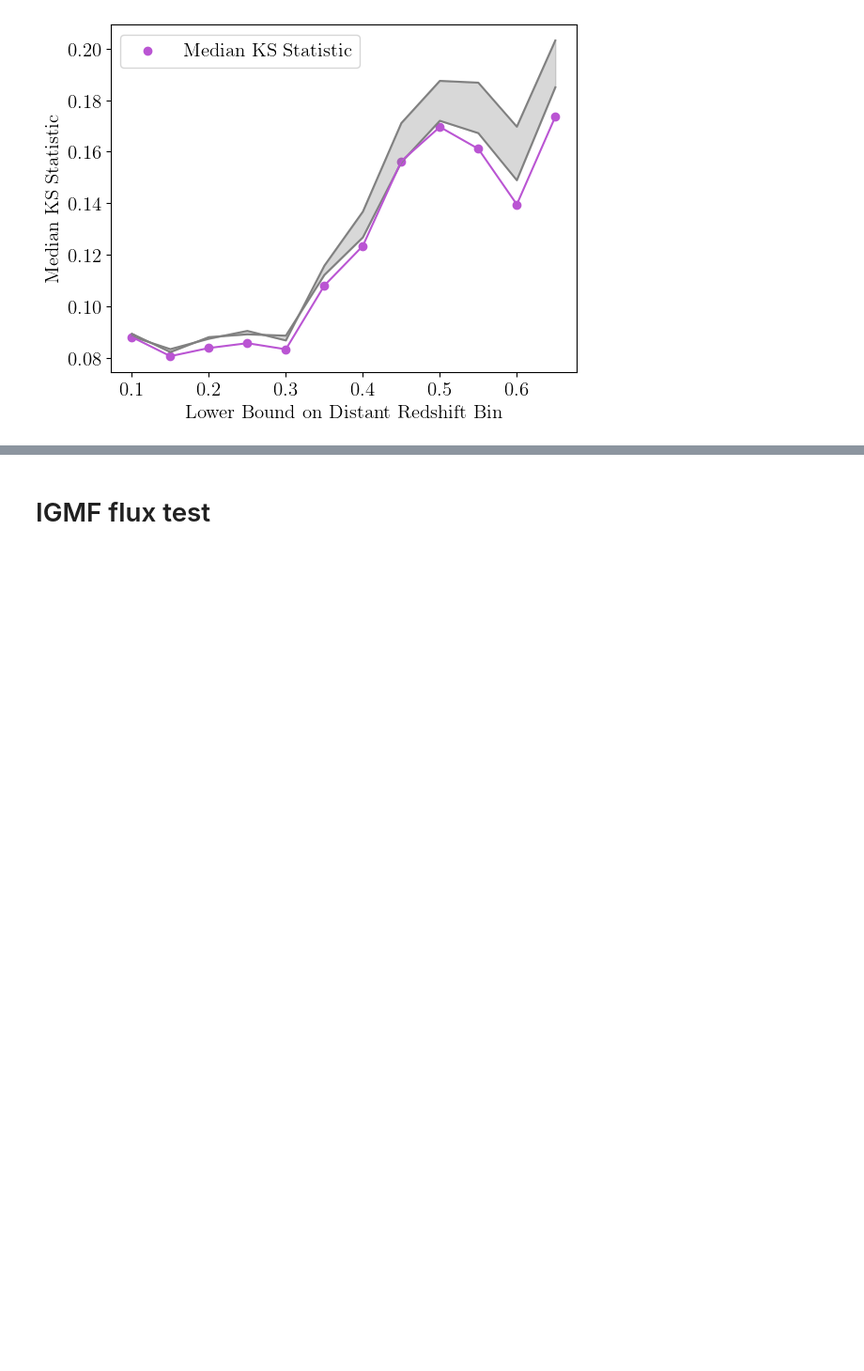
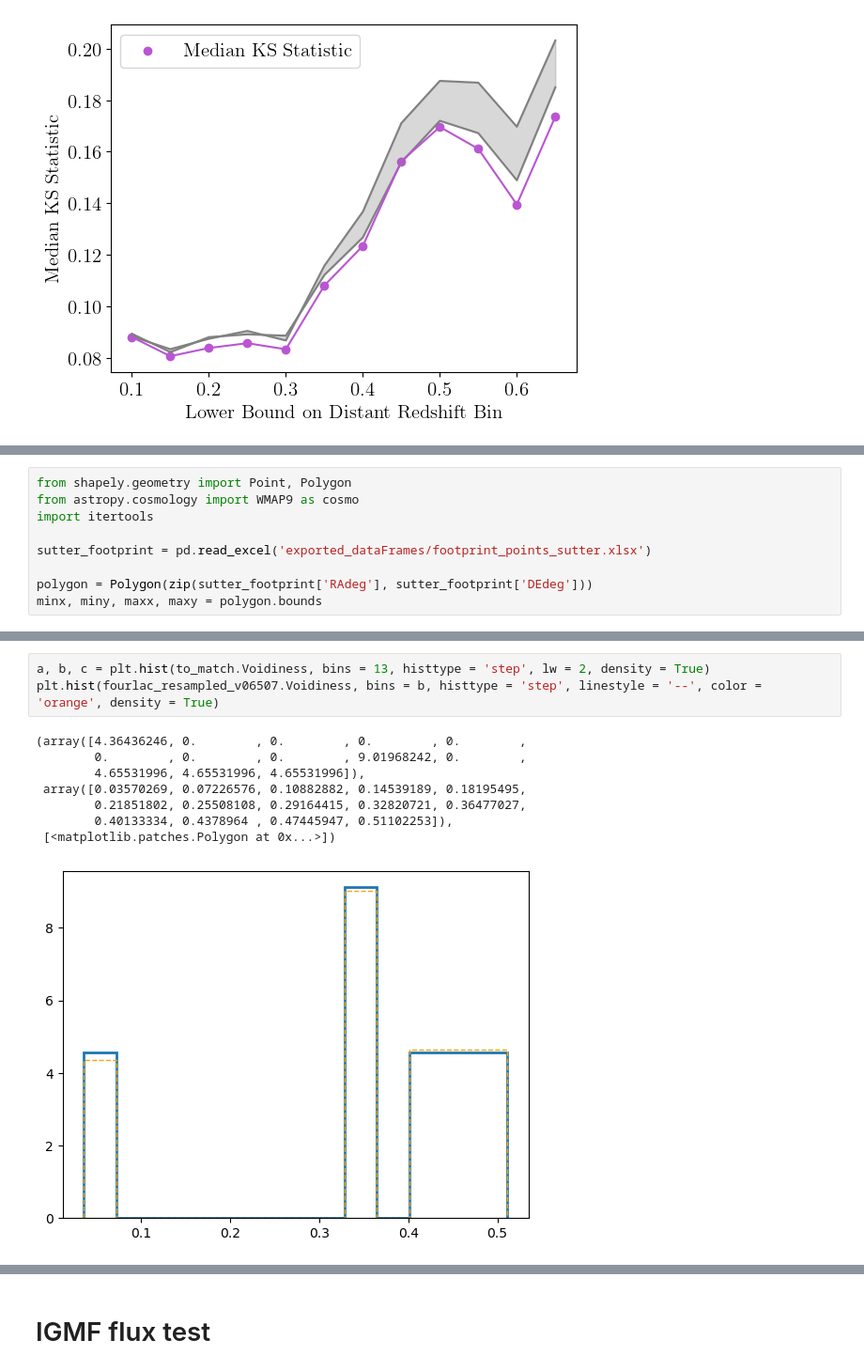
Before and after one commit to ojackson5150/GRS_voids, a Jupyter notebook: Jackson et. al. (202x)/blac_analysis.ipynb, the cells around one changed output, grey strips where cells are left out. Shown at 94% size. Saved outputs shown, nothing was run; the diff lists cells and outputs as text; blank space fills up the shorter version.

```diff
--- a/Jackson et. al. (202x)/blac_analysis.ipynb
+++ b/Jackson et. al. (202x)/blac_analysis.ipynb
@@ -724,0 +745,9 @@ plt.legend()
+# %%
+from shapely.geometry import Point, Polygon
+from astropy.cosmology import WMAP9 as cosmo
+import itertools
+
+sutter_footprint = pd.read_excel('exported_dataFrames/footprint_points_sutter.xlsx')
+
+polygon = Polygon(zip(sutter_footprint['RAdeg'], sutter_footprint['DEdeg']))
+minx, miny, maxx, maxy = polygon.bounds
@@ -724,0 +815,12 @@ plt.legend()
+# %%
+a, b, c = plt.hist(to_match.Voidiness, bins = 13, histtype = 'step', lw = 2, density = True)
+plt.hist(fourlac_resampled_v06507.Voidiness, bins = b, histtype = 'step', linestyle = '--', color = 'orange', density = True)
+# %% [output]
+(array([4.36436246, 0.        , 0.        , 0.        , 0.        ,
+        0.        , 0.        , 0.        , 9.01968242, 0.        ,
+        4.65531996, 4.65531996, 4.65531996]),
+ array([0.03570269, 0.07226576, 0.10882882, 0.14539189, 0.18195495,
+        0.21851802, 0.25508108, 0.29164415, 0.32820721, 0.36477027,
+        0.40133334, 0.4378964 , 0.47445947, 0.51102253]),
+ [<matplotlib.patches.Polygon at 0x...>])
+[figure, added]
```
Also changed, not shown: parts of 85 cells of this notebook.
